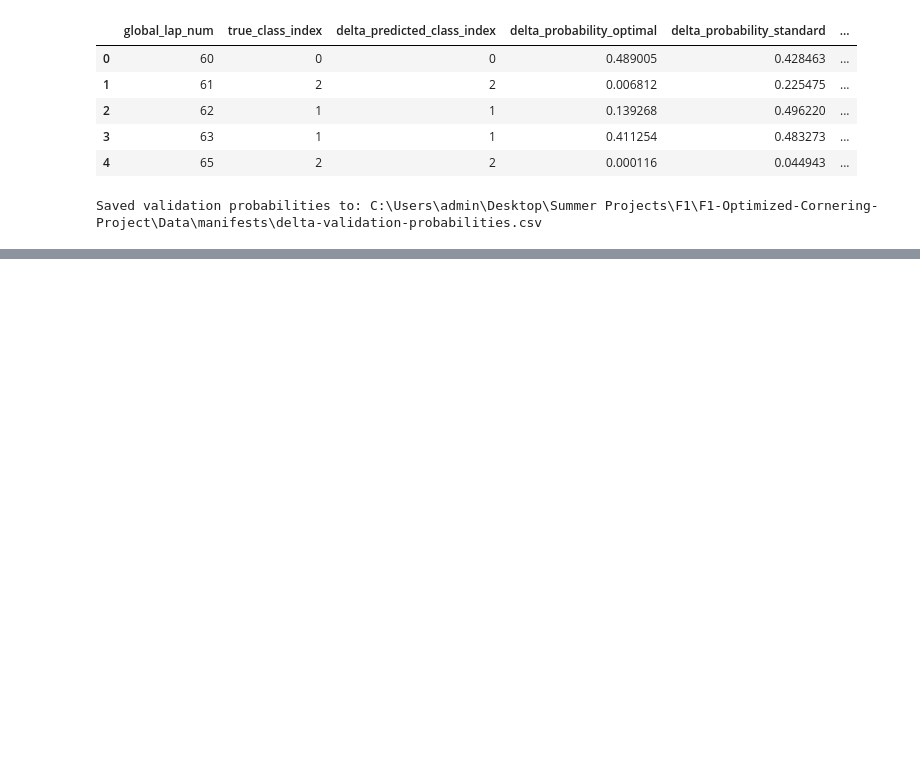
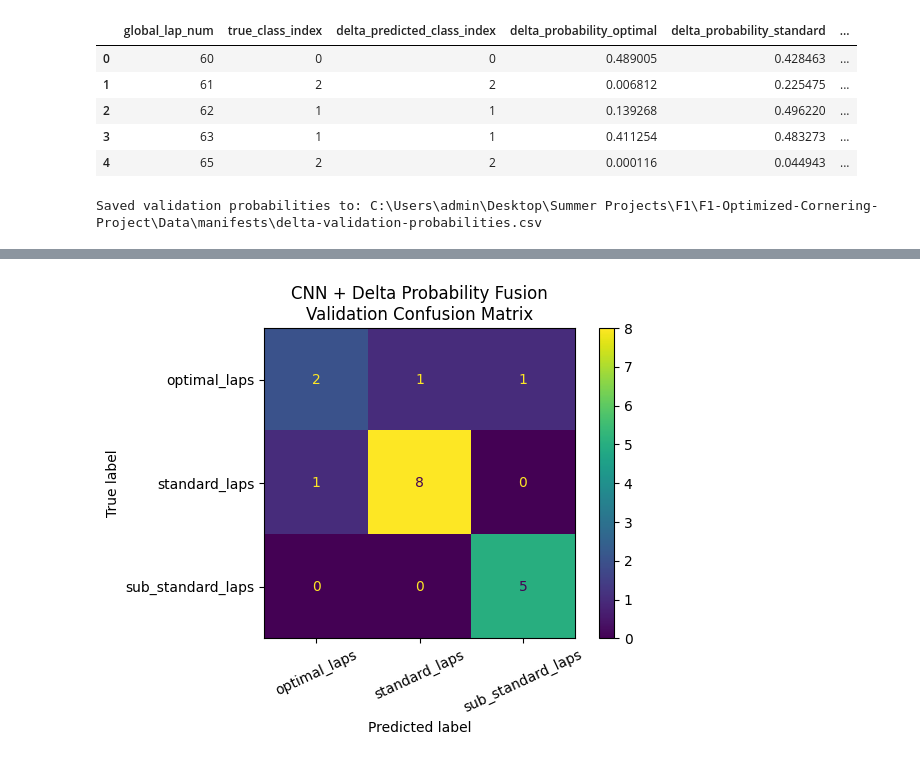
Before and after one commit to Prachet06/F1-Optimized-Cornering-Project, a Jupyter notebook: Code/Model.ipynb, the cells around one changed output, grey strips where cells are left out. Cells and saved outputs as stored; diff of their text form; code cells hidden in the pictures; blank space fills up the shorter version.

Commit message:
Tried out a basic model fusion.

```diff
--- a/Code/Model.ipynb
+++ b/Code/Model.ipynb
@@ -2103,0 +3246,24 @@ Saved validation probabilities to: C:\Users\admin\Desktop\Summer Projects\F1\F1-
+# %%
+best_fusion_probabilities = (
+    best_cnn_weight
+    * cnn_validation_probabilities
+    + best_delta_weight
+    * delta_validation_probabilities
+)
+
+best_fusion_predictions = (
+    best_fusion_probabilities.argmax(
+        axis=1
+    )
+)
+
+print(
+    classification_report(
+        fusion_true_labels,
+        best_fusion_predictions,
+        labels=list(range(num_classes)),
+        target_names=class_names,
+        zero_division=0,
+        digits=4,
+    )
+)
@@ -2103,0 +3280,19 @@ Saved validation probabilities to: C:\Users\admin\Desktop\Summer Projects\F1\F1-
+# %%
+ConfusionMatrixDisplay.from_predictions(
+    fusion_true_labels,
+    best_fusion_predictions,
+    labels=list(range(num_classes)),
+    display_labels=class_names,
+    values_format="d",
+)
+
+plt.title(
+    "CNN + Delta Probability Fusion\n"
+    "Validation Confusion Matrix"
+)
+
+plt.xticks(rotation=25)
+plt.tight_layout()
+plt.show()
+# %% [output]
+[figure, added]
```
Also changed, not shown: parts of 33 cells of this notebook, 3 other files.
